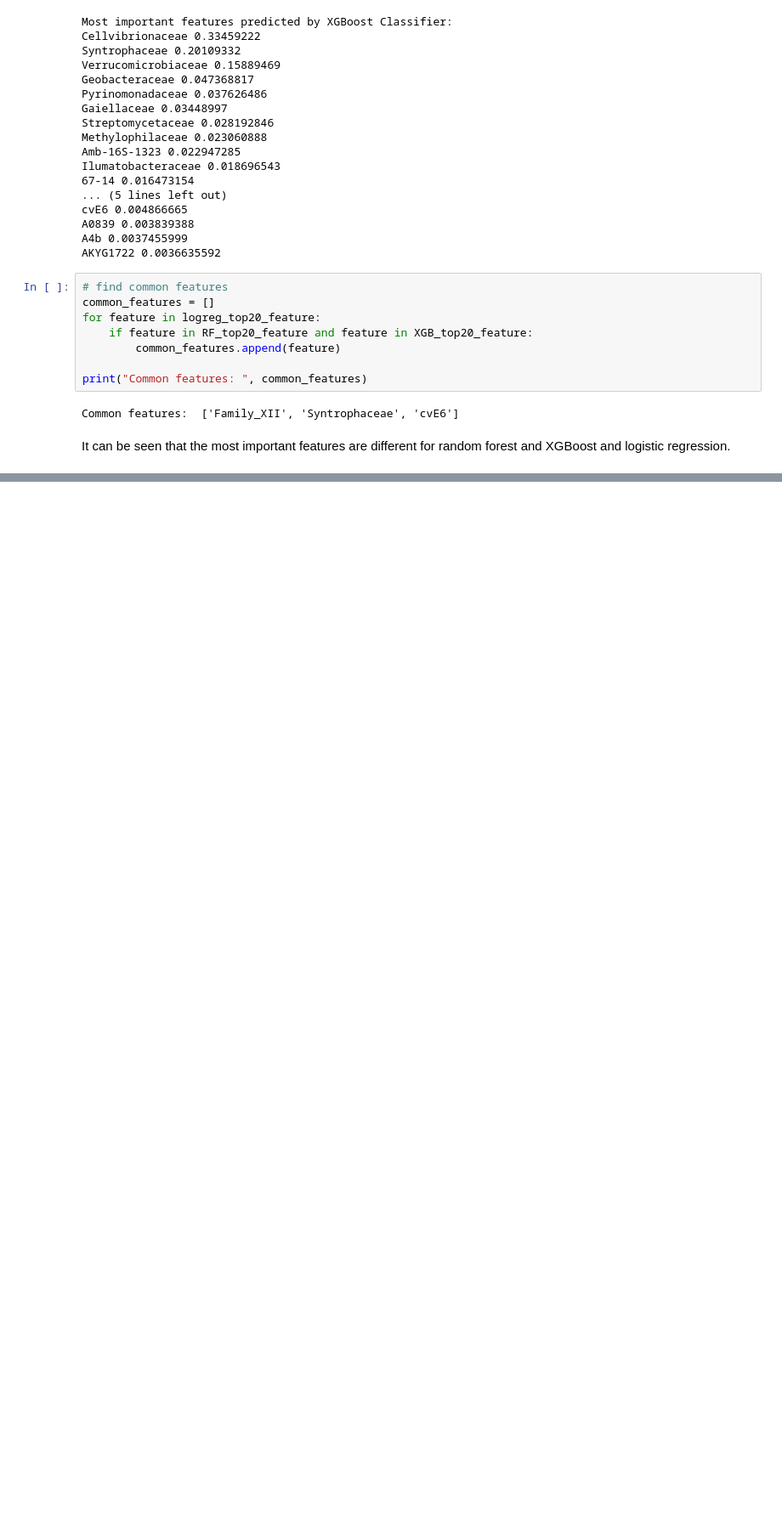
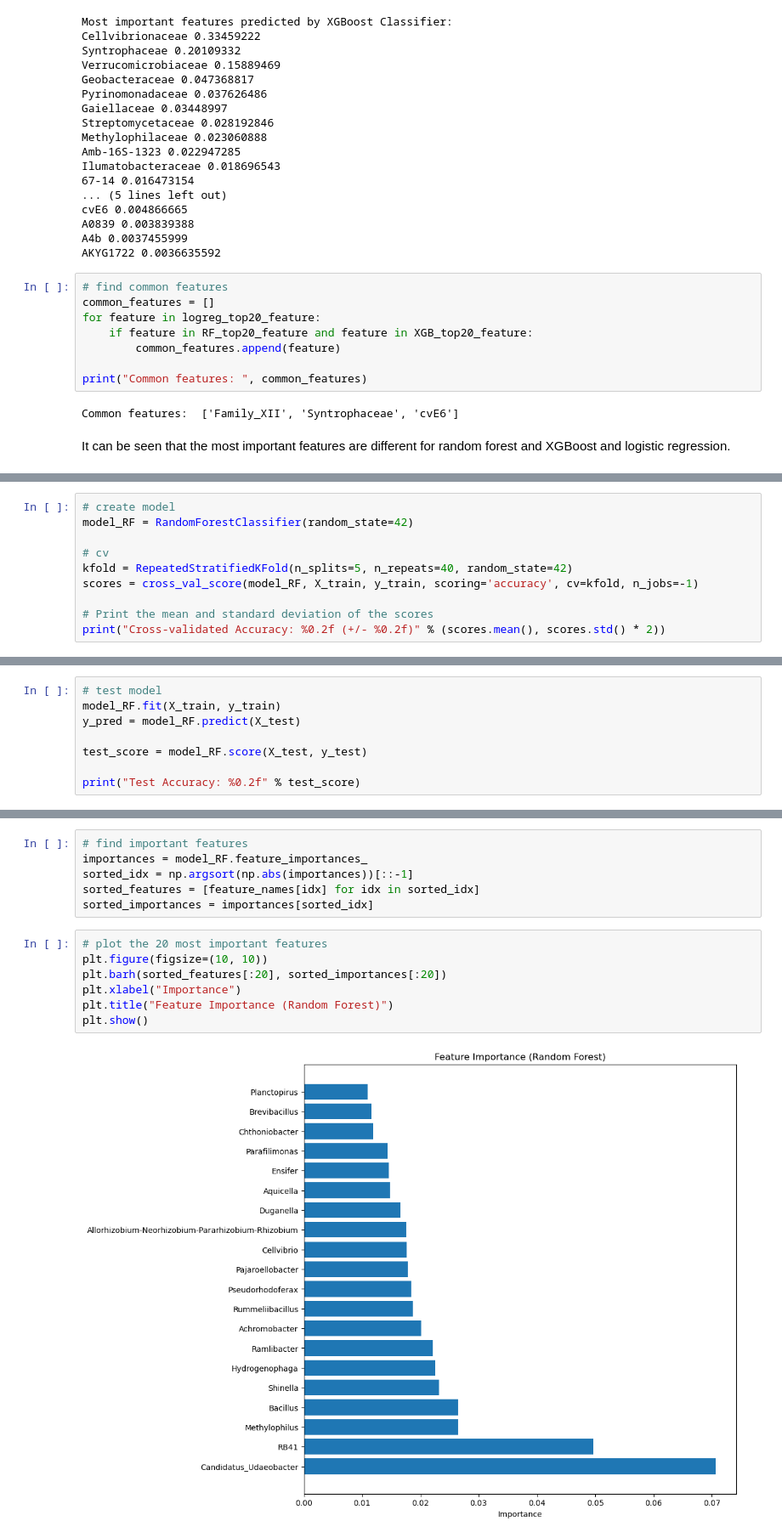
Before and after one commit to tianyi0216/ML_Microbiome, a Jupyter notebook: fumigation_predict.ipynb, the cells around one changed output, grey strips where cells are left out. Shown at 85% size. Drawn from its saved outputs; the diff is of its cells as text; blank space fills up the shorter version.

```diff
--- a/fumigation_predict.ipynb
+++ b/fumigation_predict.ipynb
@@ -293,0 +344,10 @@ It can be seen that the most important features are different for random forest
+# %%
+# create model
+model_RF = RandomForestClassifier(random_state=42)
+
+# cv
+kfold = RepeatedStratifiedKFold(n_splits=5, n_repeats=40, random_state=42)
+scores = cross_val_score(model_RF, X_train, y_train, scoring='accuracy', cv=kfold, n_jobs=-1)
+
+# Print the mean and standard deviation of the scores
+print("Cross-validated Accuracy: %0.2f (+/- %0.2f)" % (scores.mean(), scores.std() * 2))
@@ -293,0 +356,8 @@ It can be seen that the most important features are different for random forest
+# %%
+# test model
+model_RF.fit(X_train, y_train)
+y_pred = model_RF.predict(X_test)
+
+test_score = model_RF.score(X_test, y_test)
+
+print("Test Accuracy: %0.2f" % test_score)
@@ -293,0 +438,15 @@ It can be seen that the most important features are different for random forest
+# %%
+# find important features
+importances = model_RF.feature_importances_
+sorted_idx = np.argsort(np.abs(importances))[::-1]
+sorted_features = [feature_names[idx] for idx in sorted_idx]
+sorted_importances = importances[sorted_idx]
+# %%
+# plot the 20 most important features
+plt.figure(figsize=(10, 10))
+plt.barh(sorted_features[:20], sorted_importances[:20])
+plt.xlabel("Importance")
+plt.title("Feature Importance (Random Forest)")
+plt.show()
+# %% [output]
+[figure, added]
```
Also changed, not shown: parts of 21 cells of this notebook.
